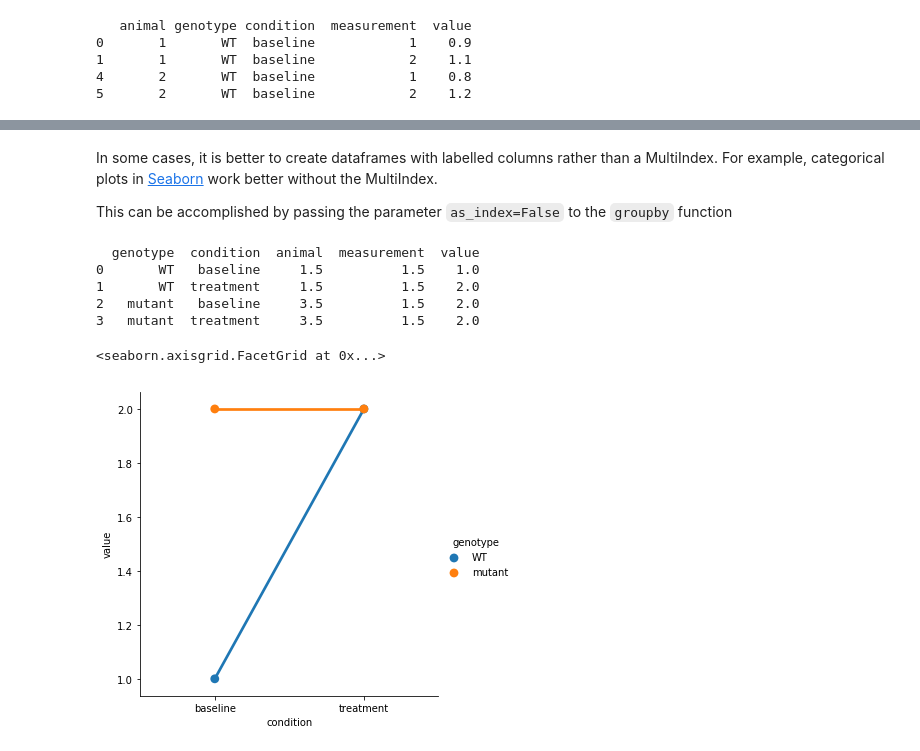
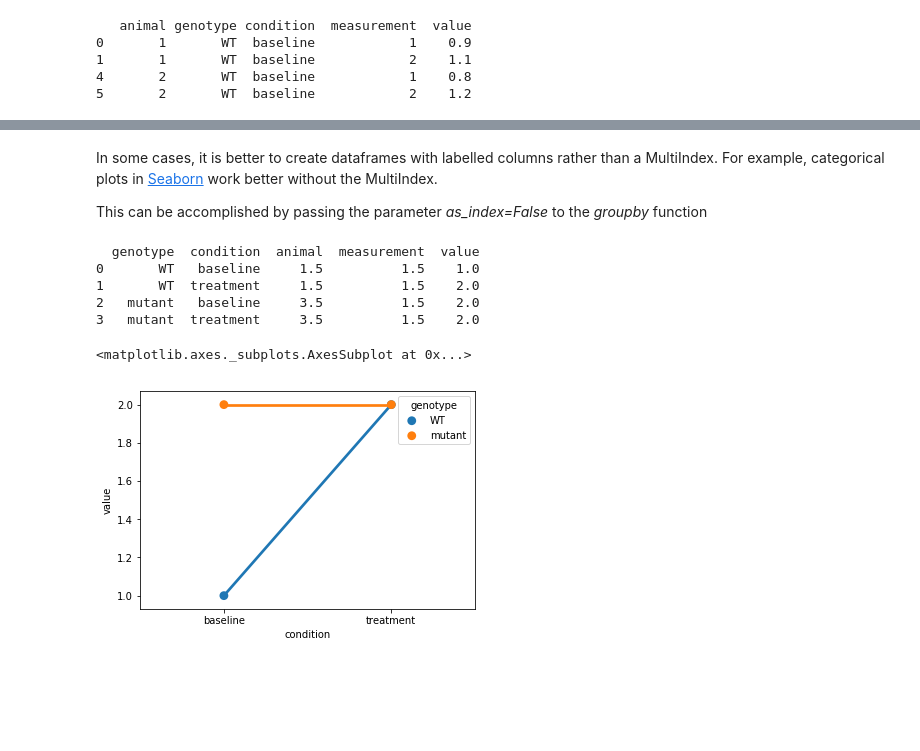
Before and after one commit to lneisenman/pyhints, a Jupyter notebook: pyhints/pandas/groupby.ipynb, the cells around one changed output, grey strips where cells are left out. Drawn from its saved outputs; the diff is of its cells as text; code cells hidden in the pictures; blank space fills up the shorter version.

```diff
--- a/pyhints/pandas/groupby.ipynb
+++ b/pyhints/pandas/groupby.ipynb
@@ -67,18 +69,16 @@ mean.plot.bar(y='value', yerr=std['value'], capsize=3, legend=False)
 # %% [markdown]
 In some cases, it is better to create dataframes with labelled columns rather than a MultiIndex. For example, categorical plots in [Seaborn](https://seaborn.pydata.org/) work better without the MultiIndex.
 
-This can be accomplished by passing the parameter `as_index=False` to the `groupby` function
+This can be accomplished by passing the parameter *as_index=False* to the *groupby* function
 # %%
-import seaborn as sns
-
 mean2 = df.groupby(['genotype', 'condition'], as_index=False).mean()
 print(mean2.head())
-sns.catplot(x='condition', y='value', hue='genotype', kind='point', data=mean2)
+sns.pointplot(x='condition', y='value', hue='genotype', data=mean2)
 # %% [output]
   genotype  condition  animal  measurement  value
 0       WT   baseline     1.5          1.5    1.0
 1       WT  treatment     1.5          1.5    2.0
 2   mutant   baseline     3.5          1.5    2.0
 3   mutant  treatment     3.5          1.5    2.0
-<seaborn.axisgrid.FacetGrid at 0x...>
+<matplotlib.axes._subplots.AxesSubplot at 0x...>
-[figure, old version]
+[figure, new version]
```
Also changed, not shown: parts of 9 cells of this notebook.
